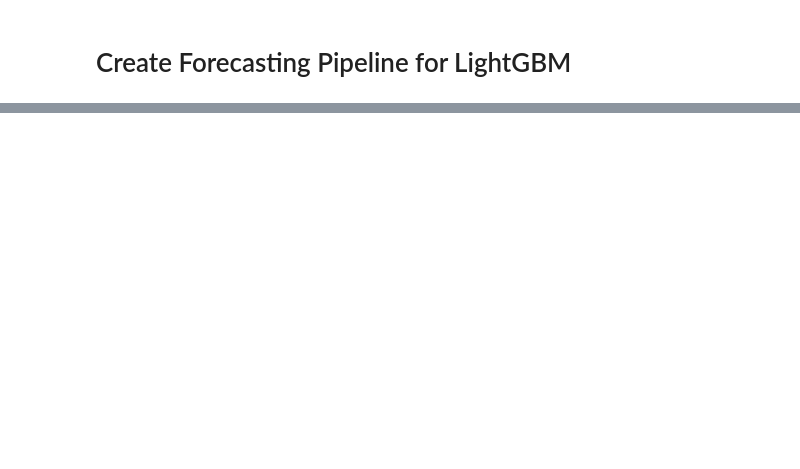
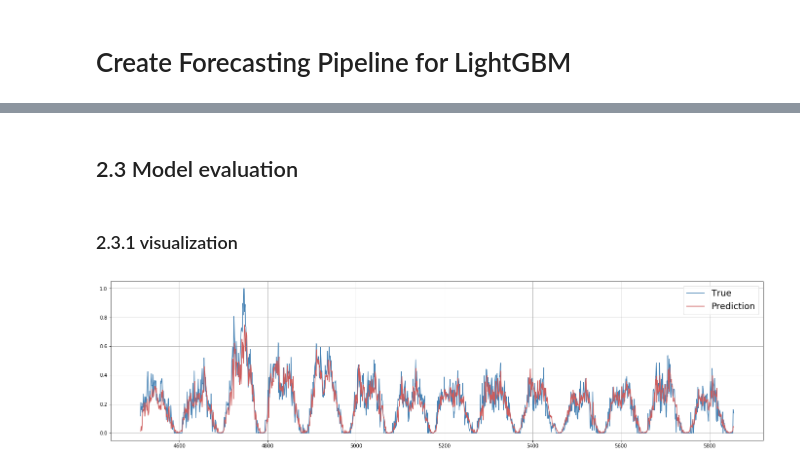
Before and after one commit to ywnch/ride-demand-forecast, a Jupyter notebook: model_LGBM.ipynb, the cells around one changed output, grey strips where cells are left out. Cells and saved outputs as stored; diff of their text form; code cells hidden in the pictures; blank space fills up the shorter version.

```diff
--- a/model_LGBM.ipynb
+++ b/model_LGBM.ipynb
@@ -349,0 +112,4 @@ result['diff'].hist(bins=100)
+# %%
+# generate training set and validation set based on features
+X_train, X_val, y_train, y_val = models.get_train_validate(train_full, features, split=40)
+X_train, X_val = models.mitigate_history(X_train, X_val)
@@ -349,0 +126,4 @@ result['diff'].hist(bins=100)
+# %%
+# generate testing set and forecasting set based on features
+# NOTE: in current version, only X_forecast set will be used later
+X_test, X_forecast, y_test, y_forecast = models.get_test_forecast(test_full, features)
@@ -349,0 +209,12 @@ result['diff'].hist(bins=100)
+# %%
+y_pred = models.cap(bst.predict(X_test))
+print('Before mitigation:')
+models.eval_RMSE(y_test, y_pred)
+
+# mitigate history information in test set
+X_test.loc[X_test.sample(frac=0.4).index, ['demand_t-1', 'st_trend', 'mt_trend']] = -1
+X_test.loc[X_test.sample(frac=0.3).index, ['demand_t-2']] = -1
+
+print('After mitigation:')
+y_pred = models.cap(bst.predict(X_test))
+models.eval_RMSE(y_test, y_pred)
@@ -349,0 +241,18 @@ result['diff'].hist(bins=100)
+# %% [markdown]
+## 2.3 Model evaluation
+# %% [markdown]
+### 2.3.1 visualization
+# %%
+# recover test set info
+# TODO: set index aforehand to avoid the trouble
+split = test_full['timestep'].max() - 6
+X_test_ = test_full[test_full['timestep'] <= split]
+result = pd.concat([X_test_.reset_index(drop=True), pd.Series(y_test.values), pd.Series(y_pred)], axis=1, ignore_index=True)
+result.columns = list(X_test_.columns) + ['y_test', 'y_pred']
+result['geohash6'] = [geohash.encode(lat, lon, 6) for lon, lat in zip(result['lon'], result['lat'])]
+# %%
+# long-term window
+taz = 'qp02zt'
+models.plot_forecast(result, taz)
+# %% [output]
+[figure, added]
```
Also changed, not shown: parts of 88 cells of this notebook, 7 other files.
